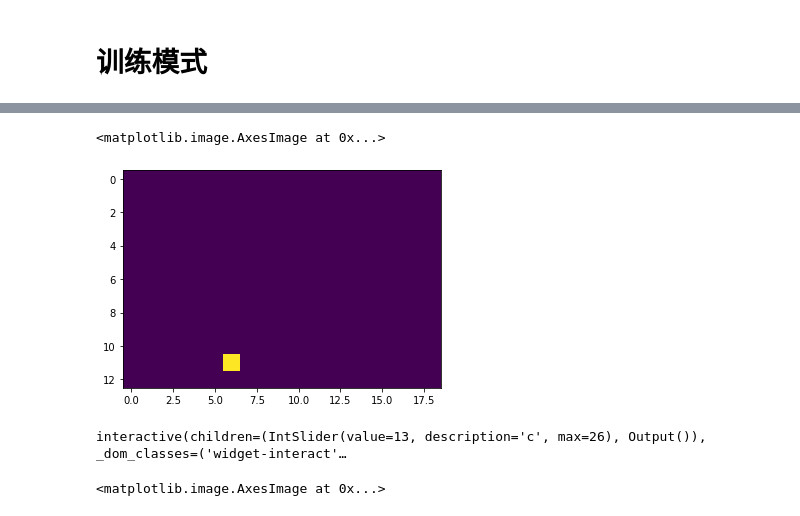
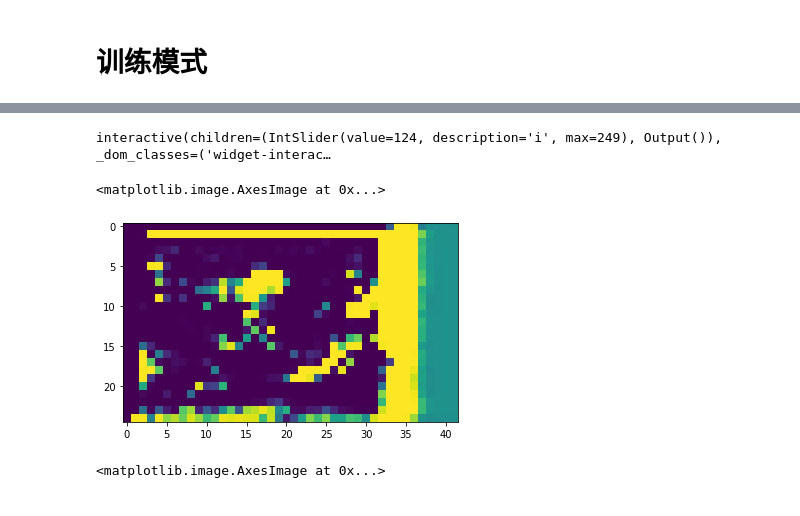
Before and after one commit to xianpf/diaries, a Jupyter notebook: 191229 Mask First.ipynb, the cells around one changed output, grey strips where cells are left out. Cells and saved outputs as stored; diff of their text form; code cells hidden in the pictures.

```diff
--- a/191229 Mask First.ipynb
+++ b/191229 Mask First.ipynb
@@ -201,0 +265,9 @@ index created!
+# %%
+target = target_levels[7]
+
+@interact(c=(0, target.shape[1]-1))
+def interactshow(c):
+    plt.figure(figsize=(6,4))
+    plt.imshow(target[0][c].detach().cpu().numpy())
+    plt.figure(figsize=(6,4))
+    plt.imshow(target[0][:c+1].sum(0).detach().cpu().numpy())
@@ -201,0 +310,6 @@ index created!
+# %%
+from maskrcnn_benchmark.solver import make_optimizer
+optimizer = make_optimizer(cfg, model)
+# %%
+reduce_loss = sum(loss for loss in losses_0)
+print(reduce_loss)
@@ -201,0 +318,25 @@ index created!
+# %%
+for iteration in range(1):
+
+    images, targets, _ = dataset_fetcher.fetch(index)
+
+    images = images.to(device)
+    targets = [target.to(device) for target in targets]
+
+    x_img = images.tensors
+    xs_r50 = self.r50(x_img)
+    fs_fpn = self.fpn(xs_r50)
+
+    curr_level = 0
+    x_curr = fs_fpn[::-1][curr_level]
+    init_pos = torch.nonzero(torch.ones_like(x_curr[0][0]))
+    inst_pyramids = [InstancePyramid(pos, curr_level, level_sizes) for pos in init_pos]
+    self.compute_mask(curr_level, x_curr[[i]], inst_pyramids, True)
+    losses_0.append(self.compute_loss(curr_level, inst_pyramids, target_levels))
+
+    reduce_loss = sum(loss for loss in losses_0)
+
+    optimizer.zero_grad()
+#     reduce_loss.backward(retain_graph=True)
+    reduce_loss.backward()
+    optimizer.step()
@@ -281,20 +505,22 @@ tensor([0, 1], device='cuda:0', dtype=torch.uint8)
+# %%
+
+
+@interact(i=(0, len(inst_pyramids)-1))
+def pyramid_details(i):
+    pyr = inst_pyramids[i]
+    print('given target id:', pyr.target_idx)
+    plt.figure(figsize=(12,8))
+    pyr_mask = pyr.get_mask(2)[0][0].detach().cpu().numpy()
+    print('pyr_mask min:{}|max:{}|mean:{}'.format(pyr_mask.min(), pyr_mask.max(), pyr_mask.mean()))
+    plt.imshow(pyr_mask)
+# %% [output]
+interactive(children=(IntSlider(value=124, description='i', max=249), Output()), _dom_classes=('widget-interac…
 # %%
 plt.figure(figsize=(6,4))
-plt.imshow(target[0][0].detach().cpu().numpy())
+plt.imshow(mask[0][0].detach().cpu().numpy())
 # %% [output]
 <matplotlib.image.AxesImage at 0x...>
-[figure, old version]
+[figure, new version]
-# %%
-from ipywidgets import interact
-
-@interact(c=(0, target.shape[1]-1))
-def interactshow(c):
-    plt.figure(figsize=(6,4))
-    plt.imshow(target[0][c].detach().cpu().numpy())
-    plt.figure(figsize=(6,4))
-    plt.imshow(target[0][:c+1].sum(0).detach().cpu().numpy())
-# %% [output]
-interactive(children=(IntSlider(value=13, description='c', max=26), Output()), _dom_classes=('widget-interact'…
 # %%
 plt.figure(figsize=(6,4))
 plt.imshow(target[0][9].detach().cpu().numpy())
```
Also changed, not shown: parts of 35 cells of this notebook, 6 other files.
